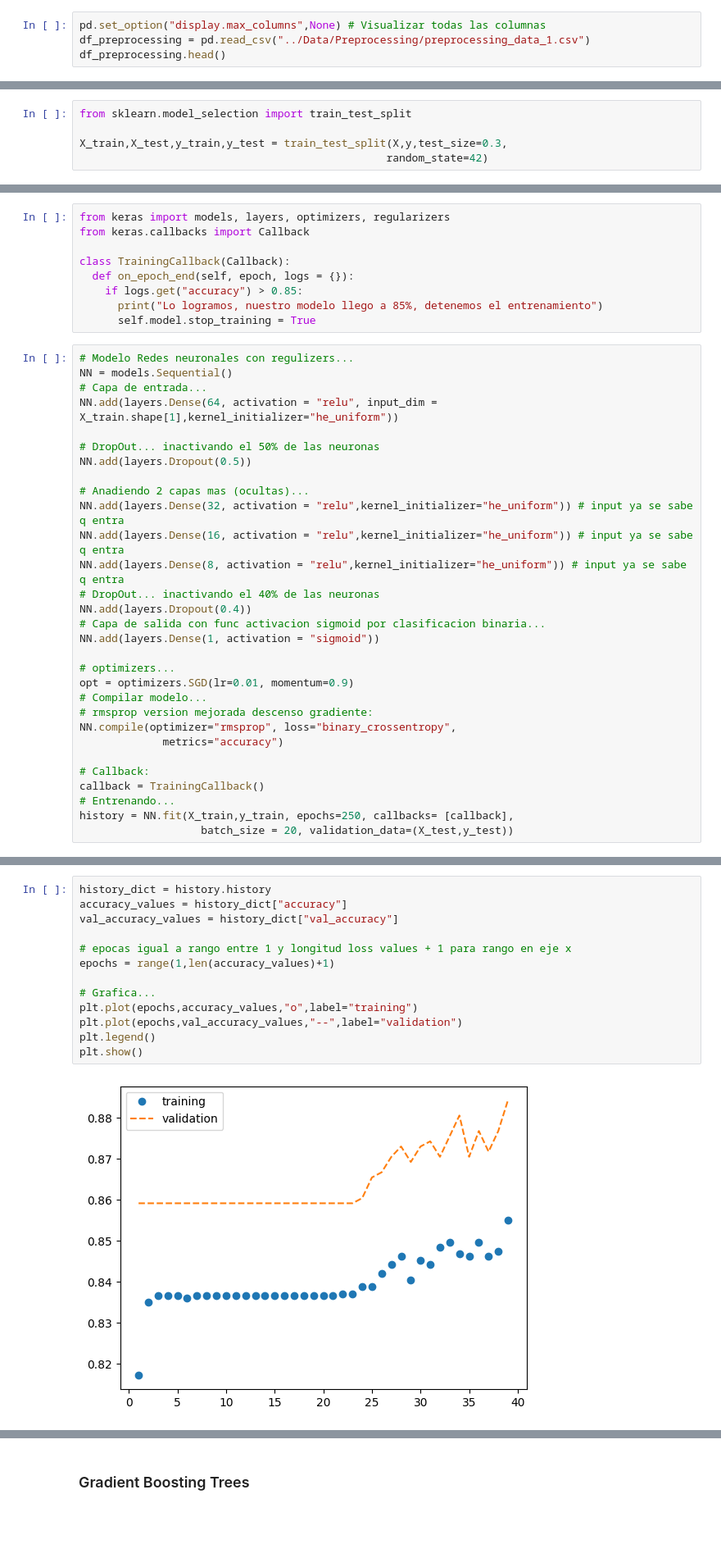
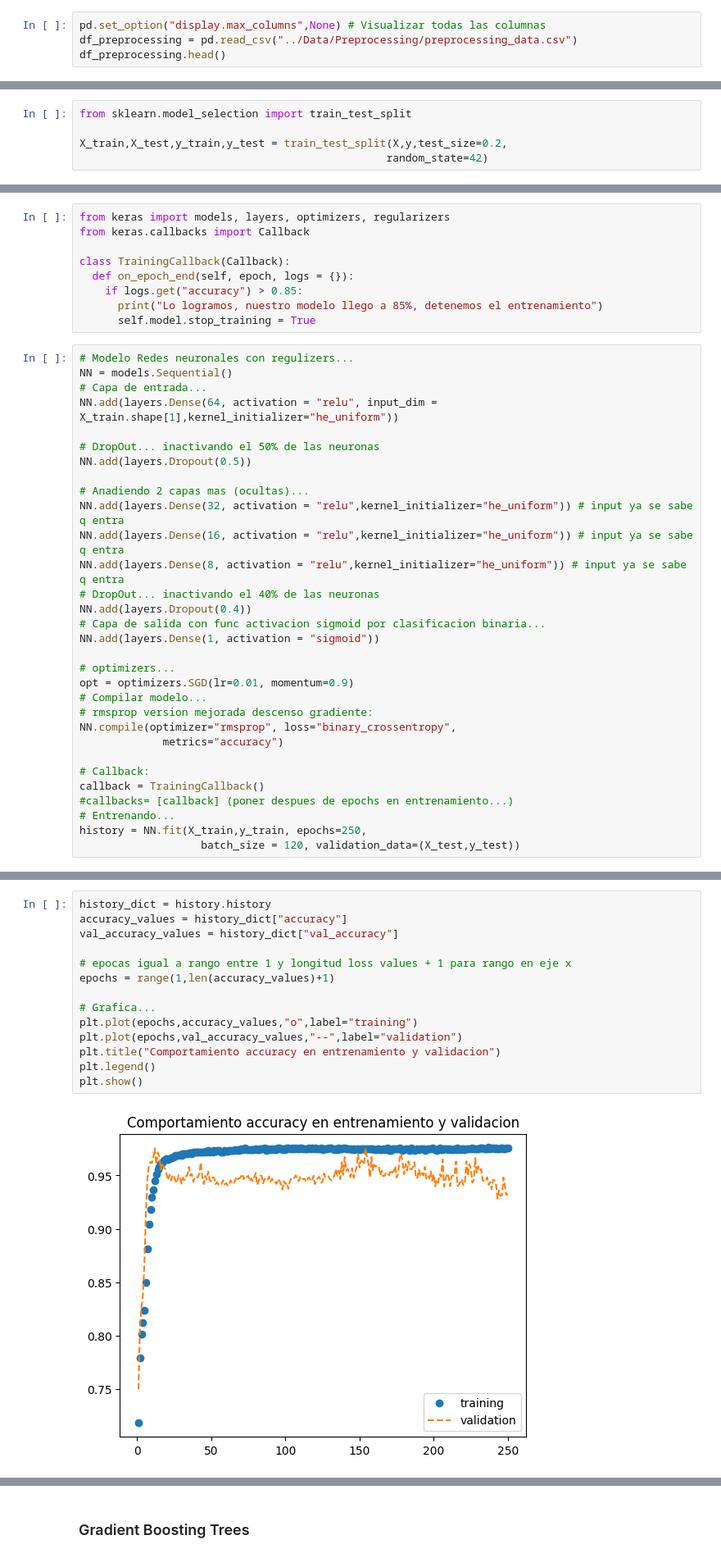
Before and after one commit to d3im3r/Producto_datos, a Jupyter notebook: Notebooks/Models.ipynb, the cells around one changed output, grey strips where cells are left out. Shown: that part at 82% size. Saved outputs shown, nothing was run; the diff lists cells and outputs as text; blank space fills up the shorter version.

```diff
--- a/Notebooks/Models.ipynb
+++ b/Notebooks/Models.ipynb
@@ -26,7 +26,7 @@ import warnings
 warnings.filterwarnings("ignore")
 # %%
 pd.set_option("display.max_columns",None) # Visualizar todas las columnas
-df_preprocessing = pd.read_csv("../Data/Preprocessing/preprocessing_data_1.csv")
+df_preprocessing = pd.read_csv("../Data/Preprocessing/preprocessing_data.csv")
 df_preprocessing.head()
 # %% [output]
 |  | is_canceled | lead_time | arrival_date_week_number | arrival_date_day_of_month | stays_in_weekend_nights | ... |
@@ -45,7 +45,7 @@ y = df_preprocessing["is_canceled"].values
 # %%
 from sklearn.model_selection import train_test_split
 
-X_train,X_test,y_train,y_test = train_test_split(X,y,test_size=0.3,
+X_train,X_test,y_train,y_test = train_test_split(X,y,test_size=0.2,
                                                 random_state=42)
 # %% [markdown]
 **Validando Shapes**
@@ -158,8 +158,9 @@ NN.compile(optimizer="rmsprop", loss="binary_crossentropy",
 
 # Callback:
 callback = TrainingCallback()
+#callbacks= [callback] (poner despues de epochs en entrenamiento...)
 # Entrenando...
-history = NN.fit(X_train,y_train, epochs=250, callbacks= [callback],
-                   batch_size = 20, validation_data=(X_test,y_test))
+history = NN.fit(X_train,y_train, epochs=250,
+                   batch_size = 120, validation_data=(X_test,y_test))
 # %% [output]
 Epoch 1/250
@@ -217,18 +219,19 @@ plt.show()
 # %%
 history_dict = history.history
 accuracy_values = history_dict["accuracy"]
 val_accuracy_values = history_dict["val_accuracy"]
 
 # epocas igual a rango entre 1 y longitud loss values + 1 para rango en eje x
 epochs = range(1,len(accuracy_values)+1)
 
 # Grafica...
 plt.plot(epochs,accuracy_values,"o",label="training")
 plt.plot(epochs,val_accuracy_values,"--",label="validation")
+plt.title("Comportamiento accuracy en entrenamiento y validacion")
 plt.legend()
 plt.show()
 # %% [output]
-[figure, old version]
+[figure, new version]
 # %%
 #PREDICCIONES
 Y_ann = NN.predict(X_test)
```
Also changed, not shown: parts of 25 cells of this notebook, 5 other files.
